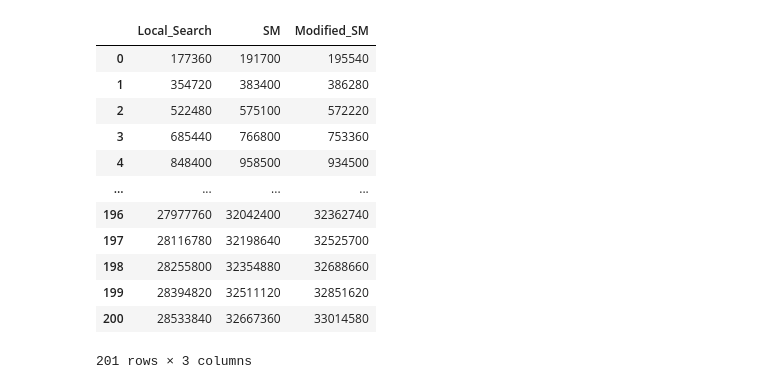
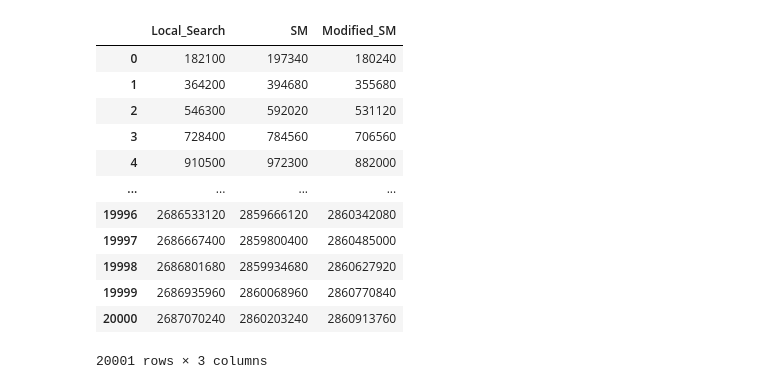
Before and after one commit to arun-baby/university-time-scheduling, a Jupyter notebook: Plotting.ipynb, the cells around one changed output. Drawn from its saved outputs; the diff is of its cells as text; code cells hidden in the pictures.

```diff
--- a/Plotting.ipynb
+++ b/Plotting.ipynb
@@ -7,7 +7,7 @@ from google.cloud import firestore
 from matplotlib.pyplot import figure
 
 #Change the group name printed at the end of running multi_solve.py
-group = 'bet-sum8_200_1627204997'
+group = 'bet-sum8_20000_1627205588'
 # %%
 #Firestore DB Client
 db = firestore.Client.from_service_account_json('utp-320721-e1afef9ba011.json')
@@ -26,13 +26,14 @@ for doc in docs:
 
 print(df_ids)
 
-ls = getSingleExp_df(EID=df_ids['LS'], columns='Iteration, Best_SP')
-sm = getSingleExp_df(EID=df_ids['SM'], columns='Iteration, Best_SP')
-msm = getSingleExp_df(EID=df_ids['MSM'] , columns='Iteration, Best_SP')
+#Getting pandas dataframs with those IDs from BigQuery
+#You can add more columns if you like, columns are: 'EID', 'Iteration', 'Temperature', 'Best_SP', 'Current_SP',  'Feasibility', 'TimeElapsed'
+ls = getSingleExp_df(EID=df_ids['LS'], columns='Iteration, Best_SP, Temperature, TimeElapsed')
+sm = getSingleExp_df(EID=df_ids['SM'], columns='Iteration, Best_SP, Temperature, TimeElapsed')
+msm = getSingleExp_df(EID=df_ids['MSM'] , columns='Iteration, Best_SP, Temperature, TimeElapsed')
 
-
+#Combining Dataframe
 combined = pd.DataFrame()
-#combined['Iteration'] = ls['Iteration']
 combined['Local_Search'] = ls['Best_SP']
 combined['SM'] = sm['Best_SP']
 combined['Modified_SM'] = msm['Best_SP']
@@ -46,14 +47,14 @@ Getting date from experiment MSM_1627204997, with columns Iteration, Best_SP
 |  | Local_Search | SM | Modified_SM |
-| 0 | 177360 | 191700 | 195540 |
-| 1 | 354720 | 383400 | 386280 |
-| 2 | 522480 | 575100 | 572220 |
-| 3 | 685440 | 766800 | 753360 |
-| 4 | 848400 | 958500 | 934500 |
+| 0 | 182100 | 197340 | 180240 |
+| 1 | 364200 | 394680 | 355680 |
+| 2 | 546300 | 592020 | 531120 |
+| 3 | 728400 | 784560 | 706560 |
+| 4 | 910500 | 972300 | 882000 |
 | ... | ... | ... | ... |
-| 196 | 27977760 | 32042400 | 32362740 |
-| 197 | 28116780 | 32198640 | 32525700 |
-| 198 | 28255800 | 32354880 | 32688660 |
-| 199 | 28394820 | 32511120 | 32851620 |
-| 200 | 28533840 | 32667360 | 33014580 |
+| 19996 | 2686533120 | 2859666120 | 2860342080 |
+| 19997 | 2686667400 | 2859800400 | 2860485000 |
+| 19998 | 2686801680 | 2859934680 | 2860627920 |
+| 19999 | 2686935960 | 2860068960 | 2860770840 |
+| 20000 | 2687070240 | 2860203240 | 2860913760 |
-201 rows × 3 columns
+20001 rows × 3 columns
 # %%
```
Also changed, not shown: parts of 5 cells of this notebook, 11 other files.
